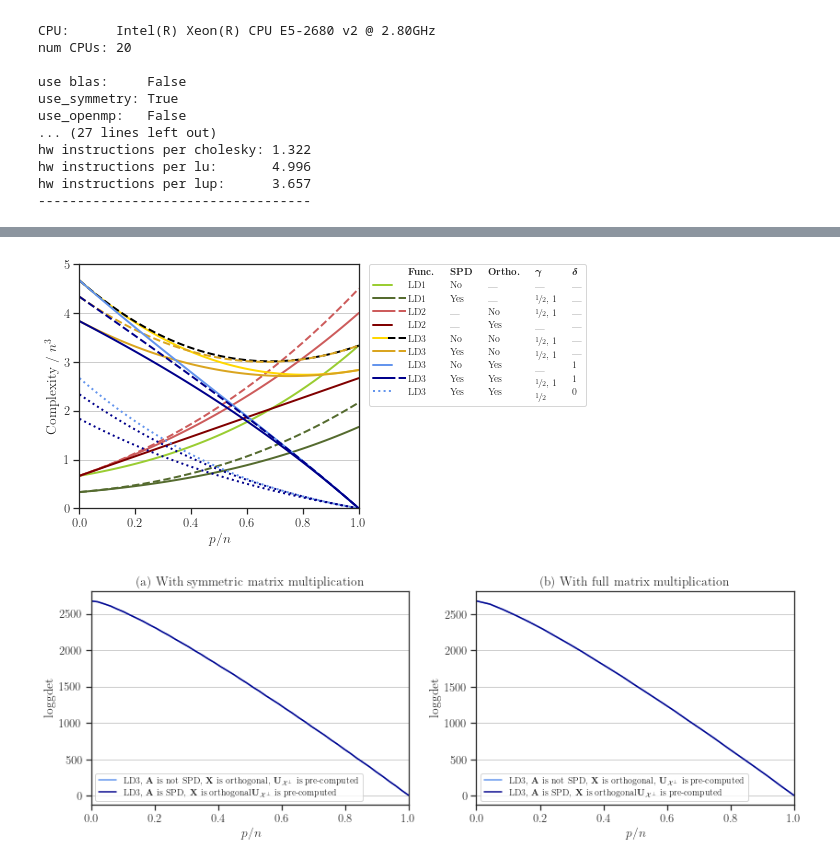
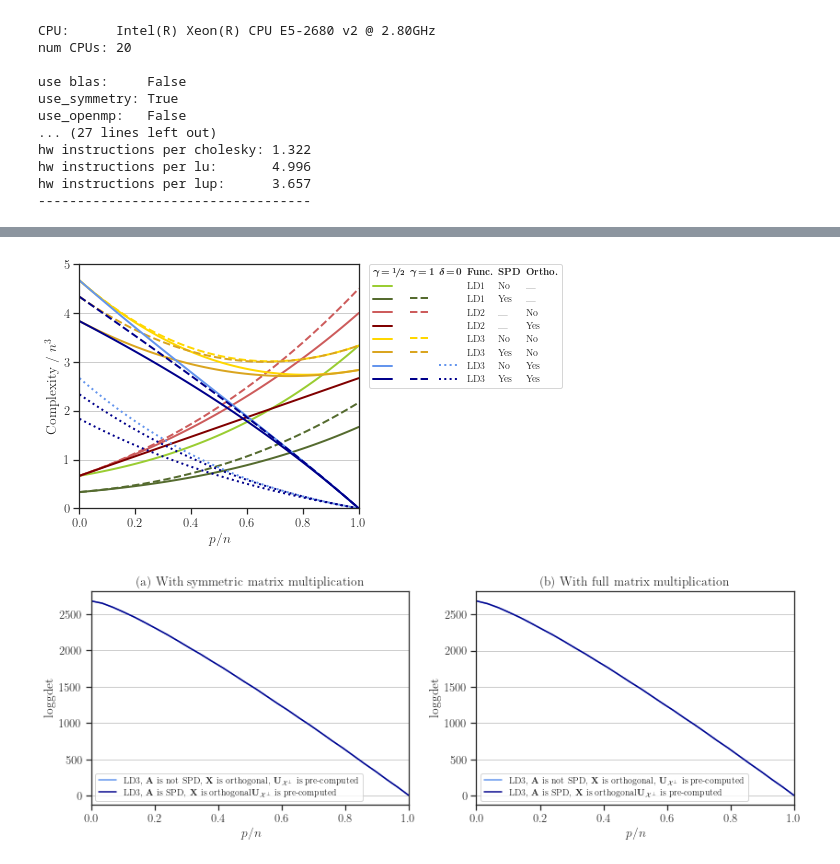
Before and after one commit to ameli/detkit, a Jupyter notebook: benchmark/notebooks/benchmark_plot_draft_3.ipynb, the cells around one changed output, grey strips where cells are left out. Drawn from its saved outputs; the diff is of its cells as text; code cells hidden in the pictures.

```diff
--- a/benchmark/notebooks/benchmark_plot_draft_3.ipynb
+++ b/benchmark/notebooks/benchmark_plot_draft_3.ipynb
@@ -256,6 +256,7 @@ def read_data(base_filename):
         'color': r'gold',
         'markersize': 6,
         'marker': '.',
+        'fillstyle': 'full',
         'linestyle': '-',
         'label': r'LHS, $\mathbf{A}$ is not SPD',
         'order': 3,
@@ -276,6 +277,7 @@ def read_data(base_filename):
         'color': 'yellowgreen',
         'markersize': 6,
         'marker': '.',
+        'fillstyle': 'full',
         'linestyle': '-',
         'label': r'LHS, $\mathbf{A}$ is not SPD',
         'order': 3,
@@ -302,6 +304,7 @@ def read_data(base_filename):
         'color': 'goldenrod',
         'markersize': 6,
         'marker': '.',
+        'fillstyle': 'full',
         'linestyle': '-',
         'label': r'LHS, $\mathbf{A}$ is SPD',
         'order': 3,
@@ -322,6 +325,7 @@ def read_data(base_filename):
         'color': 'darkolivegreen',
         'markersize': 6,
         'marker': '.',
+        'fillstyle': 'full',
         'linestyle': '-',
         'label': r'LHS, $\mathbf{A}$ is SPD',
         'order': 3,
@@ -348,6 +352,7 @@ def read_data(base_filename):
         'color': 'indianred',
         'markersize': 6,
         'marker': '.',
+        'fillstyle': 'full',
         'linestyle': '-',
         'label': r'RHS, $\mathbf{X}$ is not orthogonal',
         'order': 3,
@@ -365,6 +370,7 @@ def read_data(base_filename):
         'color': 'maroon',
         'markersize': 6,
         'marker': '.',
+        'fillstyle': 'full',
         'linestyle': '-',
         'label': r'RHS, $\mathbf{X}$ is orthogonal',
         'order': 1,
@@ -382,6 +388,7 @@ def read_data(base_filename):
         'color': 'gold',
         'markersize': 6,
         'marker': '.',
+        'fillstyle': 'full',
         'linestyle': '-',
         'label': r'LD3, $\mathbf{A}$ is not SPD, $\mathbf{X}$ is not orthogonal',
         'order': 3,
@@ -399,6 +406,7 @@ def read_data(base_filename):
         'color': 'goldenrod',
         'markersize': 6,
         'marker': '.',
+        'fillstyle': 'full',
         'linestyle': '-',
         'label': r'LD3, $\mathbf{A}$ is SPD, $\mathbf{X}$ is not orthogonal',
         'order': 3,
@@ -416,6 +424,7 @@ def read_data(base_filename):
         'color': 'cornflowerblue',
         'markersize': 6,
         'marker': '.',
+        'fillstyle': 'full',
         'linestyle': '-',
         'label': r'LD3, $\mathbf{A}$ is not SPD, $\mathbf{X}$ is orthogonal',
         'order': 3,
@@ -433,6 +442,7 @@ def read_data(base_filename):
         'color': 'darkblue',
         'markersize': 6,
         'marker': '.',
+        'fillstyle': 'full',
         'linestyle': '-',
         'label': r'LD3, $\mathbf{A}$ is SPD, $\mathbf{X}$ is orthogonal',
         'order': 3,
@@ -450,6 +460,7 @@ def read_data(base_filename):
         'color': 'cornflowerblue',
         'markersize': 6,
         'marker': '.',
+        'fillstyle': 'none',
         'linestyle': ':',
         'label': r'LD3, $\mathbf{A}$ is not SPD, $\mathbf{X}$ is orthogonal, ' + \
                  r'$\mathbf{U}_{\mathcal{X}^{\perp}}$ is pre-computed',
@@ -468,6 +479,7 @@ def read_data(base_filename):
         'color': 'darkblue',
         'markersize': 6,
         'marker': '.',
+        'fillstyle': 'none',
         'linestyle': ':',
         'label': r'LD3, $\mathbf{A}$ is SPD, $\mathbf{X}$ is orthogonal'  + \
                  r'$\mathbf{U}_{\mathcal{X}^{\perp}}$ is pre-computed',
@@ -1108,52 +1127,48 @@ def plot_analytical_flops(workspace):
     # Legend
     extra = Rectangle((0, 0), 1, 1, fc="w", fill=False, edgecolor='none', linewidth=0)
     handles,labels = ax.get_legend_handles_labels()
     handles = [extra, handles[0], handles[1], handles[3], handles[5],
-                      handles[6], handles[8], handles[10], handles[11], handles[13],
+                      handles[6], handles[8], handles[10], handles[11],
                extra, extra, handles[2], handles[4], extra, handles[7],
-                      handles[9], extra, handles[12], extra,
-               extra, extra, extra, extra, extra, extra, extra, extra, extra, extra,
-               extra, extra, extra, extra, extra, extra, extra, extra, extra, extra,
-               extra, extra, extra, extra, extra, extra, extra, extra, extra, extra,
-               extra, extra, extra, extra, extra, extra, extra, extra, extra, extra,
-               extra, extra, extra, extra, extra, extra, extra, extra, extra, extra]
-    labels = ["", "", "", "", "", "", "", "", "", "",
-              "", "", "", "", "", "", "", "", "", "",
-              r"\textbf{Func.}", "LD1", "LD1", "LD2", "LD2", "LD3", "LD3", "LD3", "LD3", "LD3",
-              r"\textbf{SPD}", "No", "Yes", "---", "---", "No", "Yes", "No", "Yes", "Yes",
-              r"\textbf{Ortho.}", "---", "---", "No", "Yes", "No", "No", "Yes", "Yes", "Yes",
-              r"$\boldsymbol{\gamma}$", "---", r"$\sfrac{1}{2}$, $1$", r"$\sfrac{1}{2}$, $1$", "---",
-                          r"$\sfrac{1}{2}$, $1$", r"$\sfrac{1}{2}$, $1$", "---", r"$\sfrac{1}{2}$, $1$",
-                          r"$\sfrac{1}{2}$",
-              r"$\boldsymbol{\delta}$", "---", "---", "---", "---", "---", "---", r"$1$", r"$1$", r"$0$"]
-    ax.legend(handles, labels, bbox_to_anchor=(1.02, 1.02), loc='upper left', ncol=7, handletextpad = -1.4,
-      columnspacing=0.95, fontsize='x-small')
+                      handles[9], extra, handles[12],
+               extra, extra, extra, extra, extra, extra, extra, handles[13], handles[14],
+               extra, extra, extra, extra, extra, extra, extra, extra, extra,
+               extra, extra, extra, extra, extra, extra, extra, extra, extra,
+               extra, extra, extra, extra, extra, extra, extra, extra, extra]
+    labels = [r"$\boldsymbol{\gamma\!=\!\sfrac{1}{2}}$", "", "", "", "", "", "", "", "",
+              r"$\boldsymbol{\gamma\!=\!1}$", "", "", "", "", "", "", "", "",
+              r"$\boldsymbol{\delta\!=\!0}$", "", "", "", "", "", "", "", "",
+              r"\textbf{Func.}", "LD1", "LD1", "LD2", "LD2", "LD3", "LD3", "LD3", "LD3",
+              r"\textbf{SPD}", "No", "Yes", "---", "---", "No", "Yes", "No", "Yes",
+              r"\textbf{Ortho.}", "---", "---", "No", "Yes", "No", "No", "Yes", "Yes"]
+    ax.legend(handles, labels, bbox_to_anchor=(1.02, 1.02), loc='upper left', ncol=6, handletextpad = -2,
+      columnspacing=0.5, fontsize='x-small', handlelength=2)
 
     # Test
     #a = numpy.linspace(0, 1)
     #gamma=1.0/2
     #f_1 = (1.0/3)*a**3 + gamma*a**2 + (1-a)**2 + (1-a) + (1.0/3)*(1-a)**3 + 2.0/3
     #gamma=1.0
     #f_2 = (1.0/3)*a**3 + gamma*a**2 + (1-a)**2 + (1-a) + (1.0/3)*(1-a)**3 + 2.0/3
     #ax.plot(a, f_1, color='black')
     #ax.plot(a, f_2, '--', color='black')
 
 
     # filename
     str_n = str(int(numpy.log2(config['n'])))
     filename = config['func'] + '-' + str_n + '-analytic-flops'
 
     # Save
     save_plot(plt, filename, transparent_background=True)
     #fig.tight_layout()
 
     plt.show()
 
 # =====
 
 plot_analytical_flops(workspace_gram)
 # %% [output]
-[figure, old version]
+[figure, new version]
 # %%
 # ==================
 # plot logdet helper
```
Also changed, not shown: parts of 5 cells of this notebook, 15 other files.
